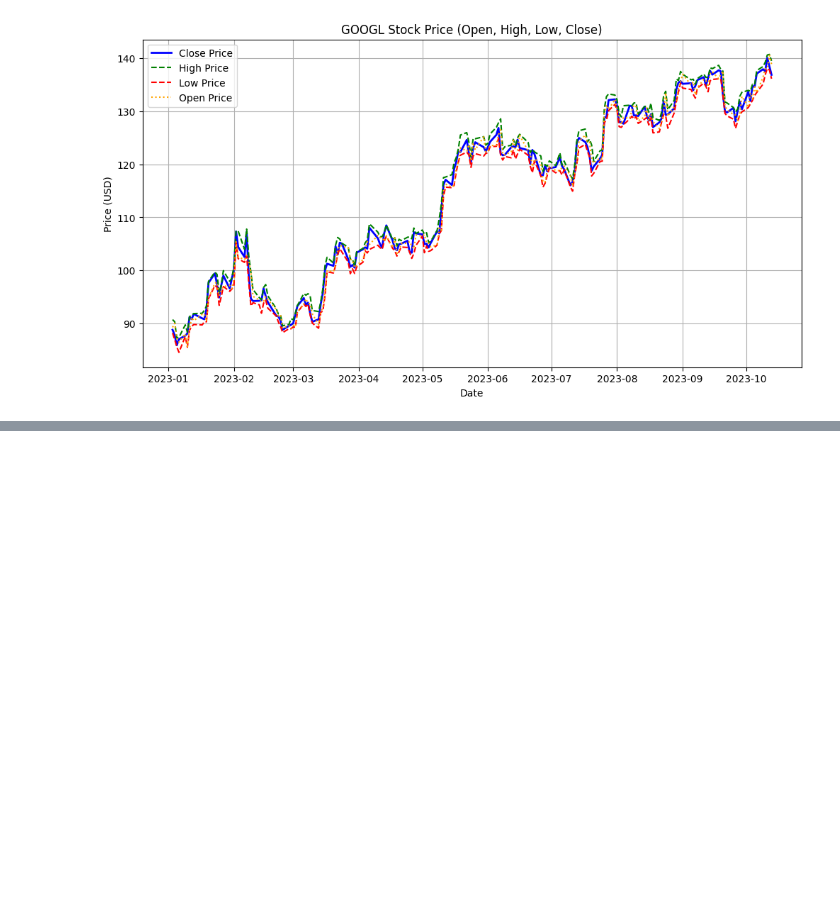
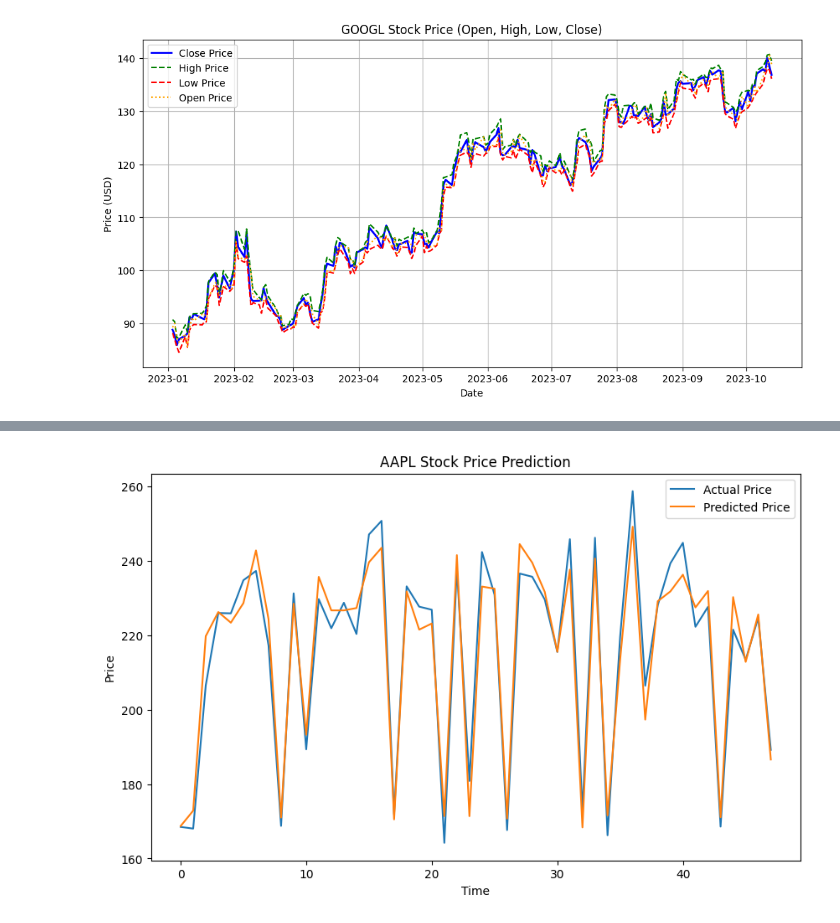
Before and after one commit to sclyde-ai/data_analysis, a Jupyter notebook: test.ipynb, the cells around one changed output, grey strips where cells are left out. Drawn from its saved outputs; the diff is of its cells as text; code cells hidden in the pictures; blank space fills up the shorter version.

```diff
--- a/test.ipynb
+++ b/test.ipynb
@@ -207,3 +207,91 @@ ticker.quarterly_income_stmt
 | Cost Of Revenue | 66025000000.0 | 51051000000.0 | 46099000000.0 | 48482000000.0 | 64720000000.0 | NaN | NaN |
 | Total Revenue | 124300000000.0 | 94930000000.0 | 85777000000.0 | 90753000000.0 | 119575000000.0 | NaN | NaN |
 | Operating Revenue | 124300000000.0 | 94930000000.0 | 85777000000.0 | 90753000000.0 | 119575000000.0 | NaN | NaN |
+# %%
+import yfinance as yf
+import pandas as pd
+import numpy as np
+import matplotlib.pyplot as plt
+from sklearn.preprocessing import MinMaxScaler
+from sklearn.model_selection import train_test_split
+import tensorflow as tf
+from tensorflow.keras import layers, models
+
+# 1. 株価データの取得
+ticker = "AAPL"  # 分析対象の銘柄
+data = yf.download(ticker, period="1y", interval="1d")  # 過去1年の日足データを取得
+
+# 2. データの前処理
+# 終値（Close）を特徴量として使用し、欠損値を削除
+data = data.dropna()
+X = data[['Close']].values
+
+# データの正規化
+scaler = MinMaxScaler()
+X_scaled = scaler.fit_transform(X)
+
+# 時系列データの作成（過去10日分のデータで次の日を予測）
+def create_sequences(data, seq_length):
+    X, y = [], []
+    for i in range(len(data) - seq_length):
+        X.append(data[i:i + seq_length])
+        y.append(data[i + seq_length])
+    return np.array(X), np.array(y)
+
+seq_length = 10
+X_seq, y_seq = create_sequences(X_scaled, seq_length)
+
+# データの分割（訓練データ80%、テストデータ20%）
+X_train, X_test, y_train, y_test = train_test_split(X_seq, y_seq, test_size=0.2, random_state=42)
+
+# 3. TensorFlowのLSTMモデル構築
+model = models.Sequential([
+    layers.LSTM(50, activation='relu', input_shape=(seq_length, 1), return_sequences=True),
+    layers.LSTM(50, activation='relu'),
+    layers.Dense(25, activation='relu'),
+    layers.Dense(1)
+])
+
+model.compile(optimizer='adam', loss='mse')
+model.summary()
+
+# 4. モデルの学習
+history = model.fit(X_train, y_train, epochs=50, batch_size=32, validation_split=0.2, verbose=1)
+
+# 5. モデルの評価
+loss = model.evaluate(X_test, y_test, verbose=0)
+print(f'Test loss: {loss:.4f}')
+
+# 6. 予測
+y_pred = model.predict(X_test, verbose=0)
+
+# 予測結果を元のスケールに戻す
+y_pred = scaler.inverse_transform(y_pred)
+y_test_orig = scaler.inverse_transform(y_test)
+
+# 7. 結果の可視化
+plt.figure(figsize=(10, 6))
+plt.plot(y_test_orig, label='Actual Price')
+plt.plot(y_pred, label='Predicted Price')
+plt.title(f'{ticker} Stock Price Prediction')
+plt.xlabel('Time')
+plt.ylabel('Price')
+plt.legend()
+plt.show()
+
+# 8. 学習過程の可視化
+plt.figure(figsize=(10, 6))
+plt.plot(history.history['loss'], label='Train Loss')
+plt.plot(history.history['val_loss'], label='Validation Loss')
+plt.title('Model Loss')
+plt.xlabel('Epoch')
+plt.ylabel('Loss')
+plt.legend()
+plt.show()
+
+# 9. 異常検知（オプション）
+errors = np.abs(y_test_orig - y_pred)
+threshold = np.mean(errors) + 2 * np.std(errors)
+anomalies = errors > threshold
+print(f"Anomalies detected: {np.sum(anomalies)}")
+# %% [output]
@@ -209,0 +316 @@ ticker.quarterly_income_stmt
+[figure, added]
```
Also changed, not shown: parts of 4 cells of this notebook, 19 other files.
